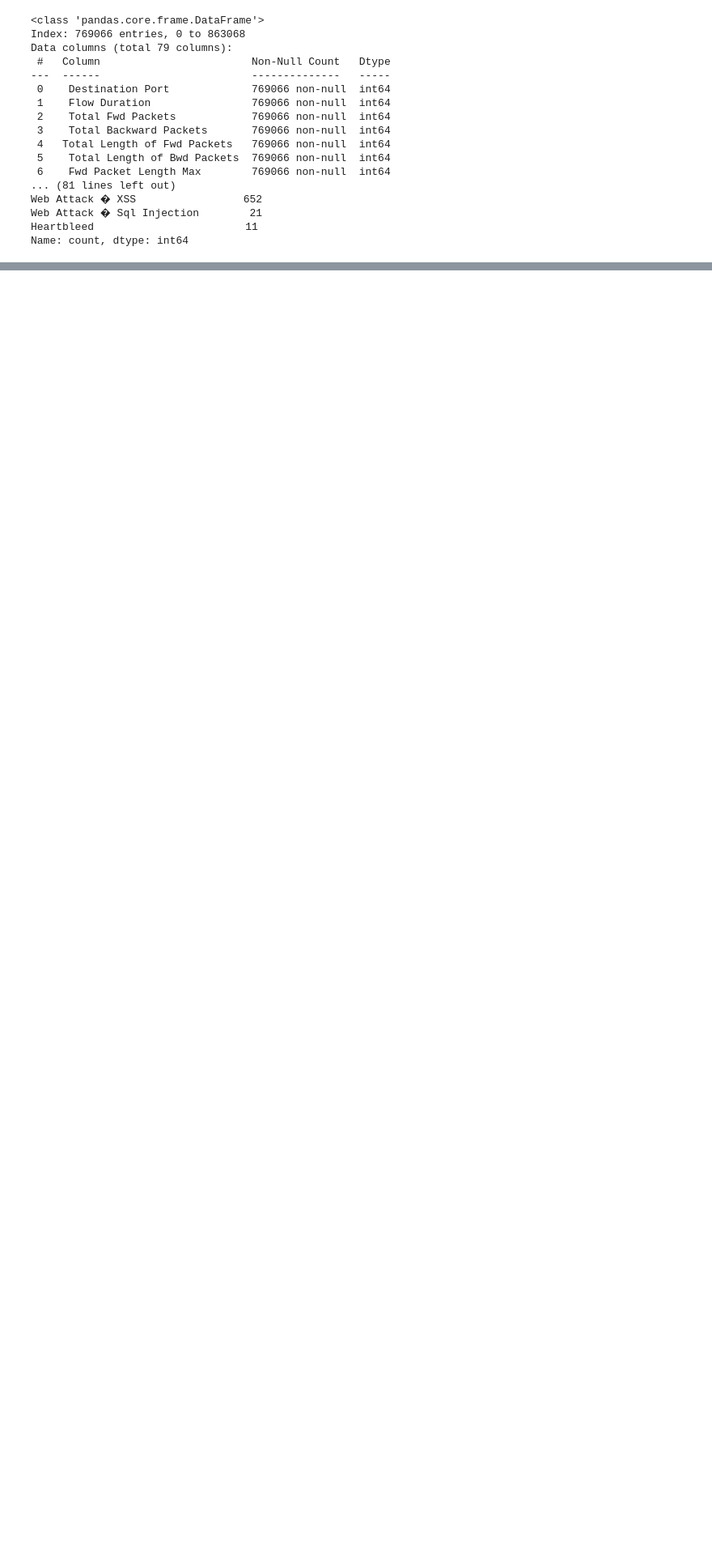
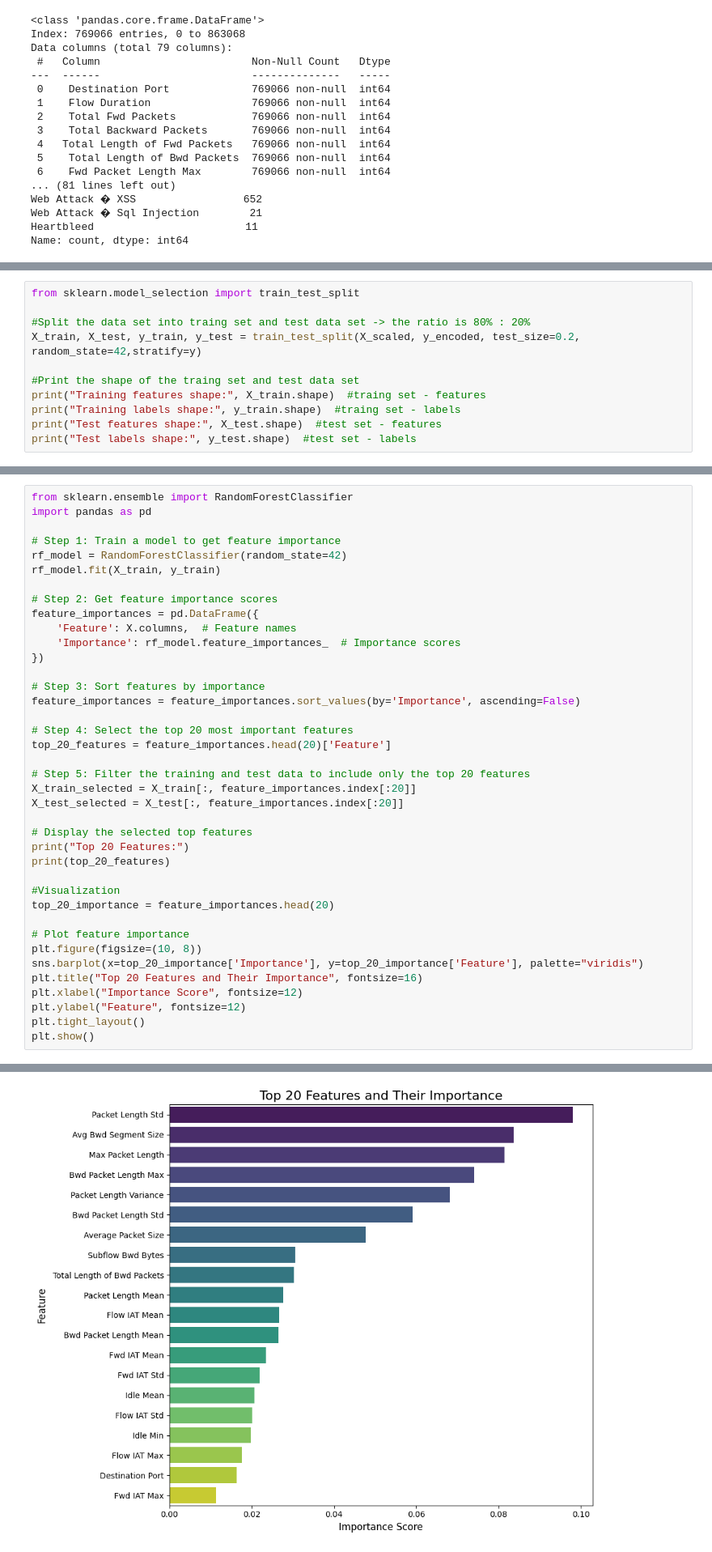
Before and after one commit to MeenaRuwandi/INCS870-Fall2024-Team4, a Jupyter notebook: Exp2_generalSMOTE.ipynb, the cells around one changed output, grey strips where cells are left out. Shown at 81% size. Cells and saved outputs as stored; diff of their text form; blank space fills up the shorter version.

```diff
--- a/Exp2_generalSMOTE.ipynb
+++ b/Exp2_generalSMOTE.ipynb
@@ -401,3 +412,14 @@ First 5 rows of scaled features:
 2         -0.395755      -0.653669          -0.001920
 3         -0.378146      -0.653339           0.005994
 4         -0.395755      -0.653669          -0.003051
+# %%
+from sklearn.model_selection import train_test_split
+
+#Split the data set into traing set and test data set -> the ratio is 80% : 20%
+X_train, X_test, y_train, y_test = train_test_split(X_scaled, y_encoded, test_size=0.2, random_state=42,stratify=y)
+
+#Print the shape of the traing set and test data set
+print("Training features shape:", X_train.shape)  #traing set - features
+print("Training labels shape:", y_train.shape)  #traing set - labels
+print("Test features shape:", X_test.shape)  #test set - features
+print("Test labels shape:", y_test.shape)  #test set - labels
@@ -403,0 +431,40 @@ First 5 rows of scaled features:
+# %%
+from sklearn.ensemble import RandomForestClassifier
+import pandas as pd
+
+# Step 1: Train a model to get feature importance
+rf_model = RandomForestClassifier(random_state=42)
+rf_model.fit(X_train, y_train)
+
+# Step 2: Get feature importance scores
+feature_importances = pd.DataFrame({
+    'Feature': X.columns,  # Feature names
+    'Importance': rf_model.feature_importances_  # Importance scores
+})
+
+# Step 3: Sort features by importance
+feature_importances = feature_importances.sort_values(by='Importance', ascending=False)
+
+# Step 4: Select the top 20 most important features
+top_20_features = feature_importances.head(20)['Feature']
+
+# Step 5: Filter the training and test data to include only the top 20 features
+X_train_selected = X_train[:, feature_importances.index[:20]]
+X_test_selected = X_test[:, feature_importances.index[:20]]
+
+# Display the selected top features
+print("Top 20 Features:")
+print(top_20_features)
+
+#Visualization
+top_20_importance = feature_importances.head(20)
+
+# Plot feature importance
+plt.figure(figsize=(10, 8))
+sns.barplot(x=top_20_importance['Importance'], y=top_20_importance['Feature'], palette="viridis")
+plt.title("Top 20 Features and Their Importance", fontsize=16)
+plt.xlabel("Importance Score", fontsize=12)
+plt.ylabel("Feature", fontsize=12)
+plt.tight_layout()
+plt.show()
+# %% [output]
@@ -403,0 +491 @@ First 5 rows of scaled features:
+[figure, added]
```
Also changed, not shown: parts of 20 cells of this notebook.
